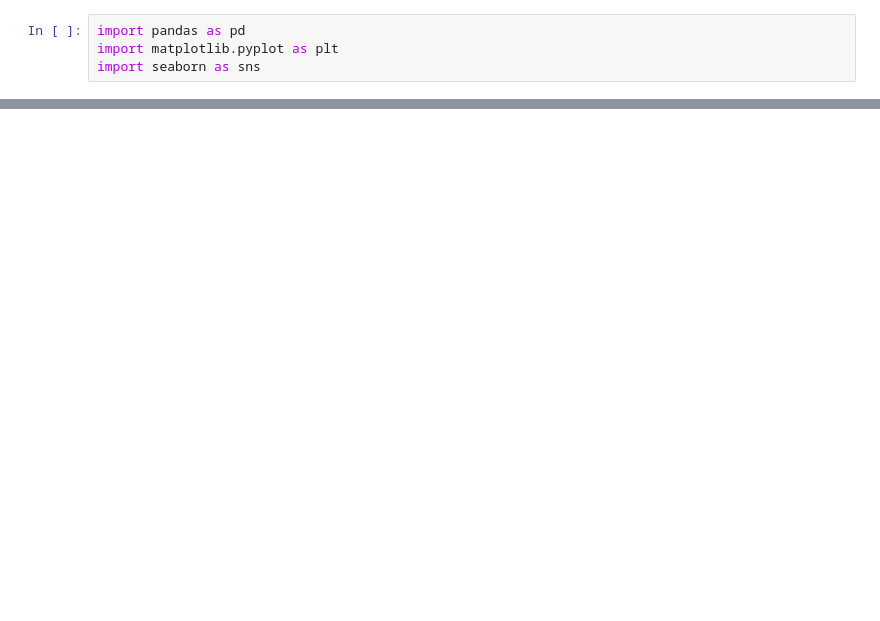
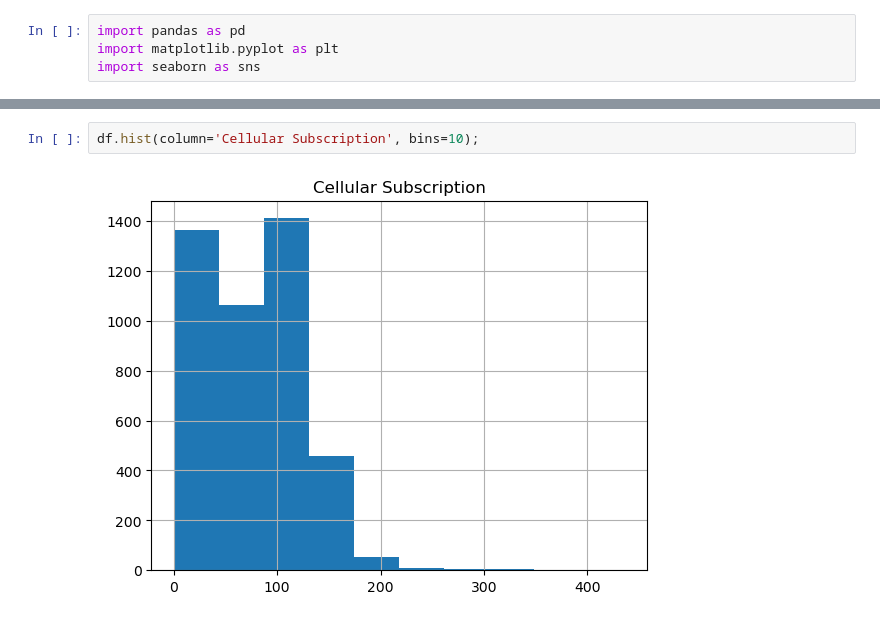
Before and after one commit to saad415/DataScience, a Jupyter notebook: EDA.ipynb, the cells around one changed output, grey strips where cells are left out. Cells and saved outputs as stored; diff of their text form; blank space fills up the shorter version.

```diff
--- a/EDA.ipynb
+++ b/EDA.ipynb
@@ -25,0 +50,4 @@ df.head(20)
+# %%
+df.hist(column='Cellular Subscription', bins=10);
+# %% [output]
+[figure, added]
```
Also changed, not shown: parts of 7 cells of this notebook, 2 other files.
